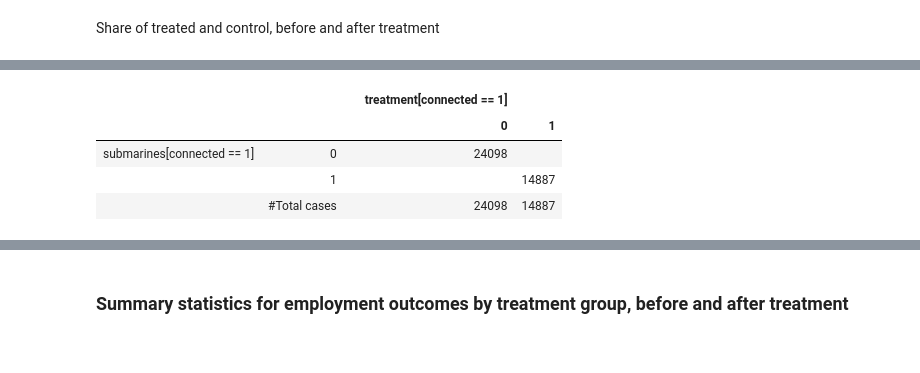
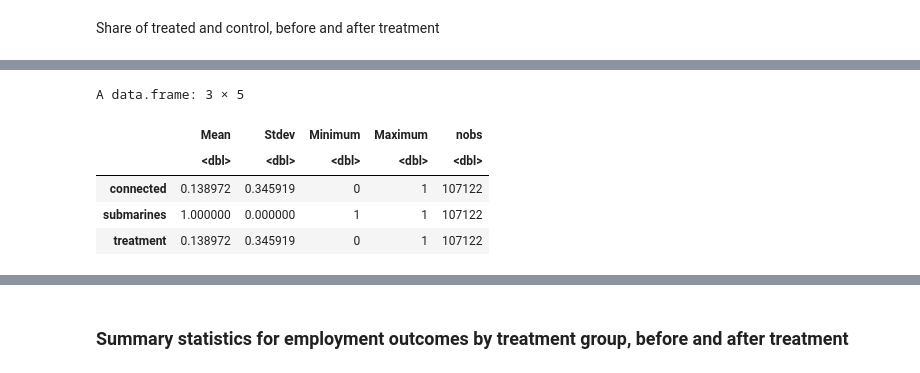
Before and after one commit to verazb/Puma, a Jupyter notebook: Session 3 - DiD/DiD.ipynb, the cells around one changed output, grey strips where cells are left out. Drawn from its saved outputs; the diff is of its cells as text; code cells hidden in the pictures.

```diff
--- a/Session 3 - DiD/DiD.ipynb
+++ b/Session 3 - DiD/DiD.ipynb
@@ -228,9 +227,14 @@ cro(submarines[connected==0], treatment[connected==0])
-# %%
-# Observations in treated group, before and after treatment is introduced
-cro(submarines[connected==1], treatment[connected==1])
-# %% [output]
-|  |  |  | treatment[connected == 1] |  |
-|  |  |  | 0 | 1 |
-| submarines[connected == 1] | 0 |  | 24098 |  |
-|  | 1 |  |  | 14887 |
-|  | #Total cases |  | 24098 | 14887 |
+# %%
+# DiD variables, after treatment is introduced
+desc_after <- dplyr::filter(data, data$submarines==1)
+fBasics::basicStats(desc_after[did_vars]) %>%
+            t() %>%
+            as.data.frame() %>%
+            dplyr::select(Mean, Stdev, Minimum, Maximum, nobs)
+# %% [output]
+A data.frame: 3 × 5
+|  | Mean | Stdev | Minimum | Maximum | nobs |
+|  | <dbl> | <dbl> | <dbl> | <dbl> | <dbl> |
+| connected | 0.138972 | 0.345919 | 0 | 1 | 107122 |
+| submarines | 1.000000 | 0.000000 | 1 | 1 | 107122 |
+| treatment | 0.138972 | 0.345919 | 0 | 1 | 107122 |
```
Also changed, not shown: parts of 15 cells of this notebook.
